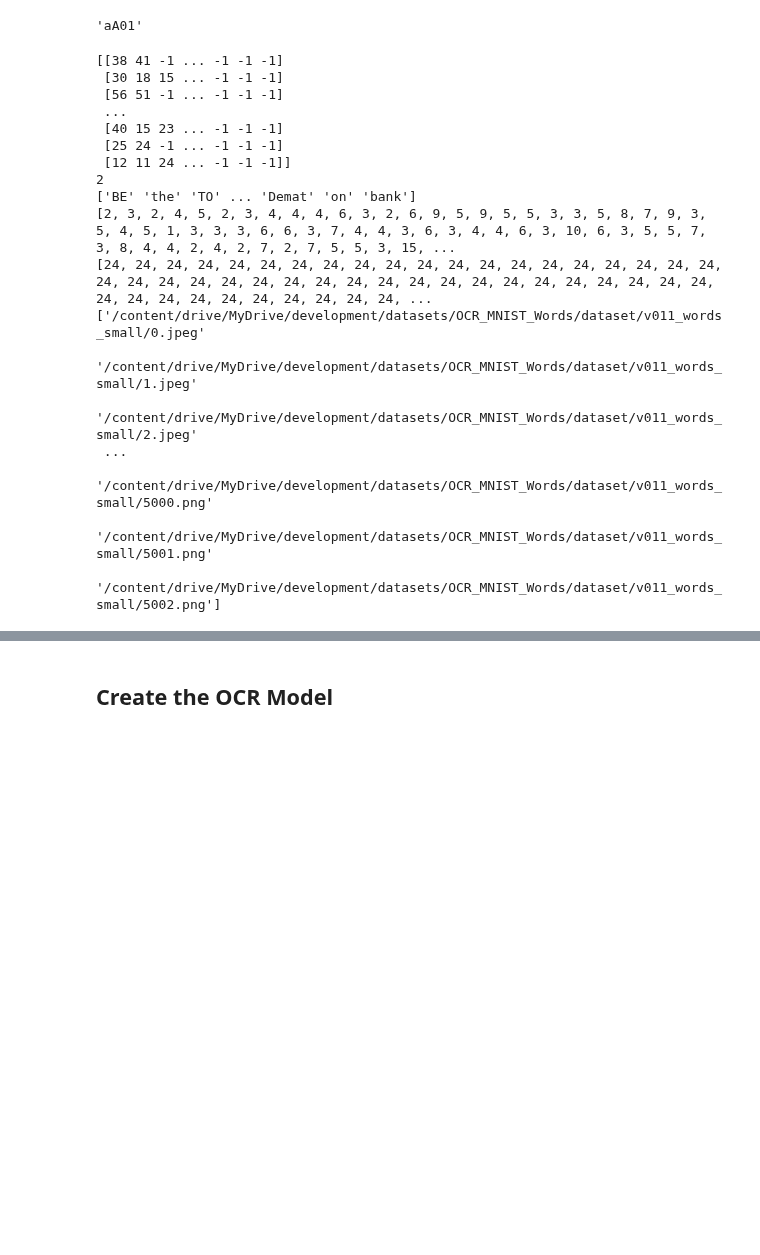
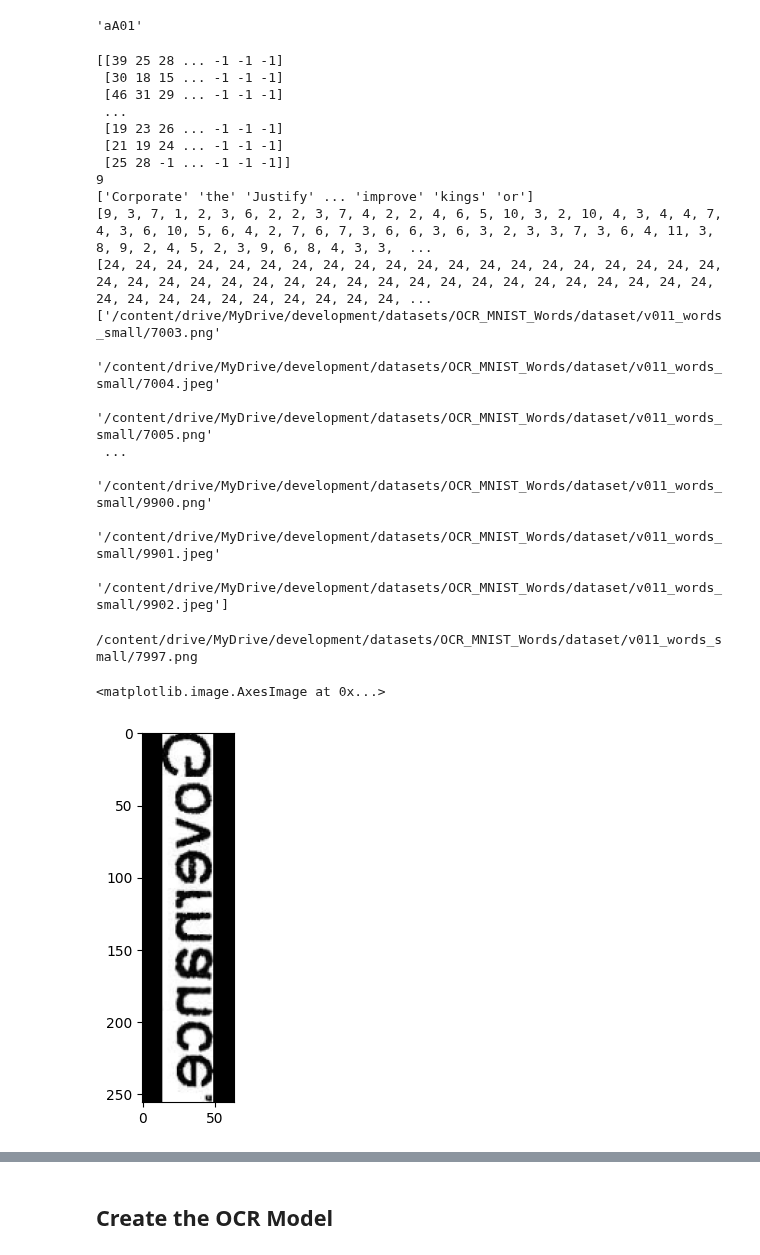
Before and after one commit to msommerfe/CAS_Applied_Data_Science, a Jupyter notebook: CAS_Final_Project/OCR_from_scratch.ipynb, the cells around one changed output, grey strips where cells are left out. Saved outputs shown, nothing was run; the diff lists cells and outputs as text; code cells hidden in the pictures; blank space fills up the shorter version.

```diff
--- a/CAS_Final_Project/OCR_from_scratch.ipynb
+++ b/CAS_Final_Project/OCR_from_scratch.ipynb
@@ -80,7 +80,7 @@ with open(LABELS_JSON) as f:
     data = list(json.load(f).items())
 
 #Reduced to just 100, change it to all for real training
-keyVal = np.array(data[:5000])
+keyVal = np.array(data[7000:8000])
 #keyVal = np.array(data)
 x_all_img_file_name = keyVal[:,0]
 labels = keyVal[:,1]
@@ -100,24 +100,24 @@ print(len_labels_not_padded)
 print(len_labels_padded)
 print(x_all_img_total_path)
 # %% [output]
-[[38 41 -1 ... -1 -1 -1]
+[[39 25 28 ... -1 -1 -1]
  [30 18 15 ... -1 -1 -1]
- [56 51 -1 ... -1 -1 -1]
+ [46 31 29 ... -1 -1 -1]
  ...
- [40 15 23 ... -1 -1 -1]
- [25 24 -1 ... -1 -1 -1]
- [12 11 24 ... -1 -1 -1]]
-2
-['BE' 'the' 'TO' ... 'Demat' 'on' 'bank']
-[2, 3, 2, 4, 5, 2, 3, 4, 4, 4, 6, 3, 2, 6, 9, 5, 9, 5, 5, 3, 3, 5, 8, 7, 9, 3, 5, 4, 5, 1, 3, 3, 3, 6, 6, 3, 7, 4, 4, 3, 6, 3, 4, 4, 6, 3, 10, 6, 3, 5, 5, 7, 3, 8, 4, 4, 2, 4, 2, 7, 2, 7, 5, 5, 3, 15, ...
+ [19 23 26 ... -1 -1 -1]
+ [21 19 24 ... -1 -1 -1]
+ [25 28 -1 ... -1 -1 -1]]
+9
+['Corporate' 'the' 'Justify' ... 'improve' 'kings' 'or']
+[9, 3, 7, 1, 2, 3, 6, 2, 2, 3, 7, 4, 2, 2, 4, 6, 5, 10, 3, 2, 10, 4, 3, 4, 4, 7, 4, 3, 6, 10, 5, 6, 4, 2, 7, 6, 7, 3, 6, 6, 3, 6, 3, 2, 3, 3, 7, 3, 6, 4, 11, 3, 8, 9, 2, 4, 5, 2, 3, 9, 6, 8, 4, 3, 3,  ...
 [24, 24, 24, 24, 24, 24, 24, 24, 24, 24, 24, 24, 24, 24, 24, 24, 24, 24, 24, 24, 24, 24, 24, 24, 24, 24, 24, 24, 24, 24, 24, 24, 24, 24, 24, 24, 24, 24, 24, 24, 24, 24, 24, 24, 24, 24, 24, 24, 24, 24, ...
-['/content/drive/MyDrive/development/datasets/OCR_MNIST_Words/dataset/v011_words_small/0.jpeg'
- '/content/drive/MyDrive/development/datasets/OCR_MNIST_Words/dataset/v011_words_small/1.jpeg'
- '/content/drive/MyDrive/development/datasets/OCR_MNIST_Words/dataset/v011_words_small/2.jpeg'
+['/content/drive/MyDrive/development/datasets/OCR_MNIST_Words/dataset/v011_words_small/7003.png'
+ '/content/drive/MyDrive/development/datasets/OCR_MNIST_Words/dataset/v011_words_small/7004.jpeg'
+ '/content/drive/MyDrive/development/datasets/OCR_MNIST_Words/dataset/v011_words_small/7005.png'
  ...
- '/content/drive/MyDrive/development/datasets/OCR_MNIST_Words/dataset/v011_words_small/5000.png'
- '/content/drive/MyDrive/development/datasets/OCR_MNIST_Words/dataset/v011_words_small/5001.png'
- '/content/drive/MyDrive/development/datasets/OCR_MNIST_Words/dataset/v011_words_small/5002.png']
+ '/content/drive/MyDrive/development/datasets/OCR_MNIST_Words/dataset/v011_words_small/9900.png'
+ '/content/drive/MyDrive/development/datasets/OCR_MNIST_Words/dataset/v011_words_small/9901.jpeg'
+ '/content/drive/MyDrive/development/datasets/OCR_MNIST_Words/dataset/v011_words_small/9902.jpeg']
 # %%
 # Mapping characters to integers
 char_to_num = layers.StringLookup(
@@ -150,35 +150,41 @@ def process_single_sample(img_path, labels_padded, len_labels_padded, len_labels
       return {"input_data": img, "input_label": labels_padded, "input_length": len_labels_padded, "label_length":len_labels_not_padded}
     # 5. Pad the image to MAX_HIGHT and MAX_WIDTH
     img = tf.image.resize_with_pad(img, target_height=MAX_HIGHT, target_width=MAX_WIDTH)
     # 6. Transpose the image because we want the time
     img = tf.transpose(img, perm=[1, 0, 2])
     # 7. Return a dict as our model is expecting two inputs
 
     labels_padded = tf.convert_to_tensor(labels_padded, dtype="int32")
     len_labels_padded = tf.convert_to_tensor([len_labels_padded], dtype="int32")
     len_labels_not_padded = tf.convert_to_tensor([len_labels_not_padded], dtype="int32")
     #label = tf.keras.utils.pad_sequences(label, maxlen=MAX_STR_LEN)
     #return {"input": img, "gtruth_labels": label, "input_length": img, "label_length": label}
     #return img, labels_padded, len_labels_padded,len_labels_not_padded, [0]
     return {"input_data": img, "input_label": labels_padded, "input_length": len_labels_padded, "label_length":len_labels_not_padded}
 
 #_img= process_single_sample(x_all_img_total_path[3],"hallo")
-_img= process_single_sample(x_all_img_total_path[3],[[38, 41, -1, -1, -1, -1]],[24],[2])
+index = 997-3
+_img= process_single_sample(x_all_img_total_path[index],[[38, 41, -1, -1, -1, -1]],[24],[2])
 #print(_img["labels_padded"])
 #print(_img["len_labels_padded"])
 #print(_img["len_labels_not_padded"])
 #_img= process_single_sample(x_all_img_total_path[3],y_all[3])
-#plt.imshow(_img["image"],cmap="gray")
+print(x_all_img_total_path[index])
+plt.imshow(_img["input_data"],cmap="gray")
 #print(num_to_label(y_all[3]))
 #print(x_all_img_total_path[3])
 
 
 
 #input_length = tf.cast(tf.shape(y_pred)[1], dtype="int64")
 #label_length = tf.cast(tf.shape(y_true)[1], dtype="int64")
 
 #input_length = input_length * tf.ones(shape=(batch_len, 1), dtype="int64")
 #label_length = label_length * tf.ones(shape=(batch_len, 1), dtype="int64")
+# %% [output]
+/content/drive/MyDrive/development/datasets/OCR_MNIST_Words/dataset/v011_words_small/7997.png
+<matplotlib.image.AxesImage at 0x...>
+[figure, added]
 # %%
 train_dataset = tf.data.Dataset.from_tensor_slices((x_all_img_total_path[:(len(x_all_img_total_path)-50)], labels_padded[:(len(x_all_img_total_path)-50)], len_labels_padded[:(len(x_all_img_total_path)-50)], len_labels_not_padded[:(len(x_all_img_total_path)-50)]))
 validation_dataset = tf.data.Dataset.from_tensor_slices((x_all_img_total_path[(len(x_all_img_total_path)-50):], labels_padded[(len(x_all_img_total_path)-50):], len_labels_padded[(len(x_all_img_total_path)-50):], len_labels_not_padded[(len(x_all_img_total_path)-50):]))
```
Also changed, not shown: parts of 3 cells of this notebook.
